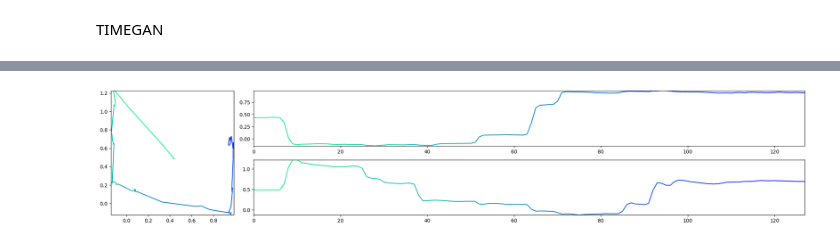
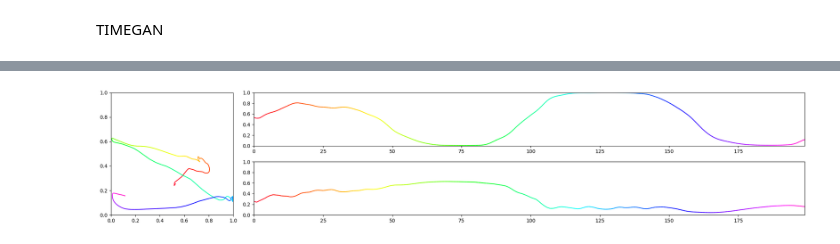
Before and after one commit to gusxo/backup, a Jupyter notebook: try_timegan.ipynb, the cells around one changed output, grey strips where cells are left out. Drawn from its saved outputs; the diff is of its cells as text; code cells hidden in the pictures.

```diff
--- a/try_timegan.ipynb
+++ b/try_timegan.ipynb
@@ -187,4 +188,4 @@ plot_data2(synth_data[0], None)
-# %%
-plot_data2(x[0], None)
-# %% [output]
-[figure, removed]
+# %%
+plot_data2(synth_data[0], None, xlim1=[0, 1], ylim1=[0,1], ylim2=[0,1], ylim3=[0,1])
+# %% [output]
+[figure, added]
```
Also changed, not shown: parts of 13 cells of this notebook.
